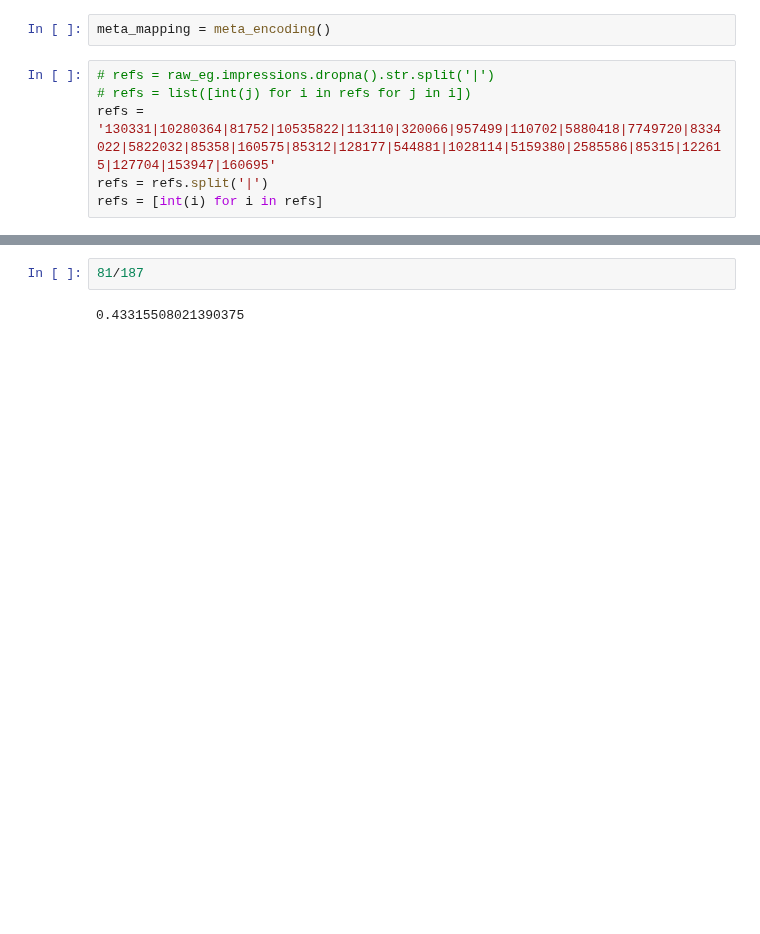
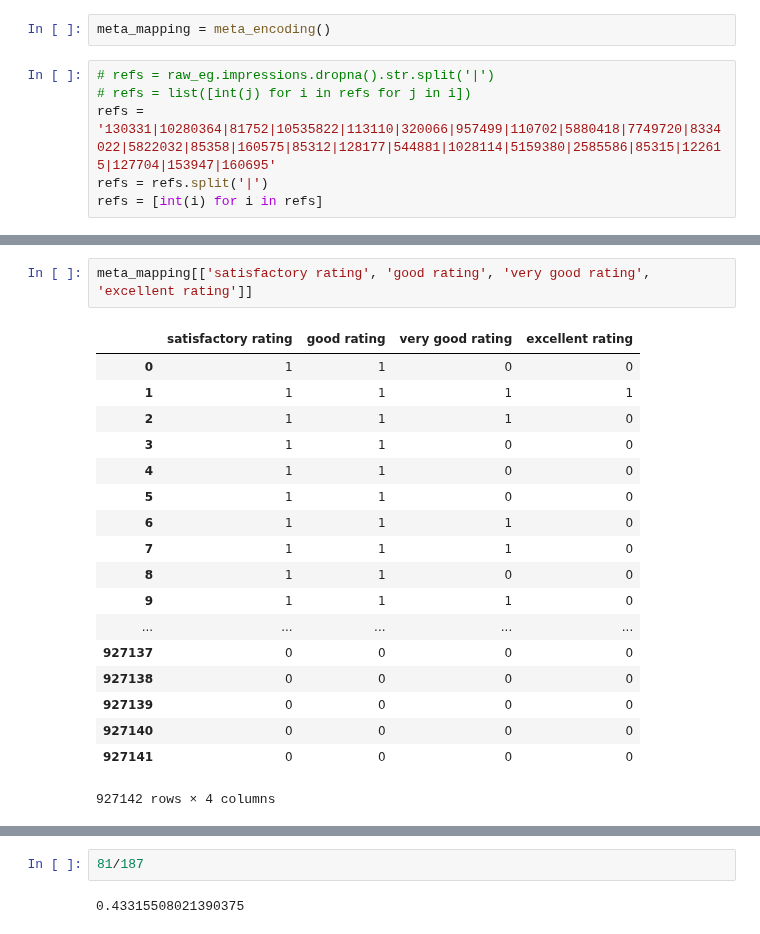
Before and after one commit to samshipengs/naps, a Jupyter notebook: eye_balling.ipynb, the cells around one changed output, grey strips where cells are left out. Cells and saved outputs as stored; diff of their text form; blank space fills up the shorter version.

```diff
--- a/eye_balling.ipynb
+++ b/eye_balling.ipynb
@@ -139,0 +198,21 @@ meta_mapping[meta_mapping.item_id==110702]
+# %%
+meta_mapping[['satisfactory rating', 'good rating', 'very good rating', 'excellent rating']]
+# %% [output]
+|  | satisfactory rating | good rating | very good rating | excellent rating |
+| 0 | 1 | 1 | 0 | 0 |
+| 1 | 1 | 1 | 1 | 1 |
+| 2 | 1 | 1 | 1 | 0 |
+| 3 | 1 | 1 | 0 | 0 |
+| 4 | 1 | 1 | 0 | 0 |
+| 5 | 1 | 1 | 0 | 0 |
+| 6 | 1 | 1 | 1 | 0 |
+| 7 | 1 | 1 | 1 | 0 |
+| 8 | 1 | 1 | 0 | 0 |
+| 9 | 1 | 1 | 1 | 0 |
+| ... | ... | ... | ... | ... |
+| 927137 | 0 | 0 | 0 | 0 |
+| 927138 | 0 | 0 | 0 | 0 |
+| 927139 | 0 | 0 | 0 | 0 |
+| 927140 | 0 | 0 | 0 | 0 |
+| 927141 | 0 | 0 | 0 | 0 |
+927142 rows × 4 columns
```
Also changed, not shown: parts of 13 cells of this notebook, 4 other files.
